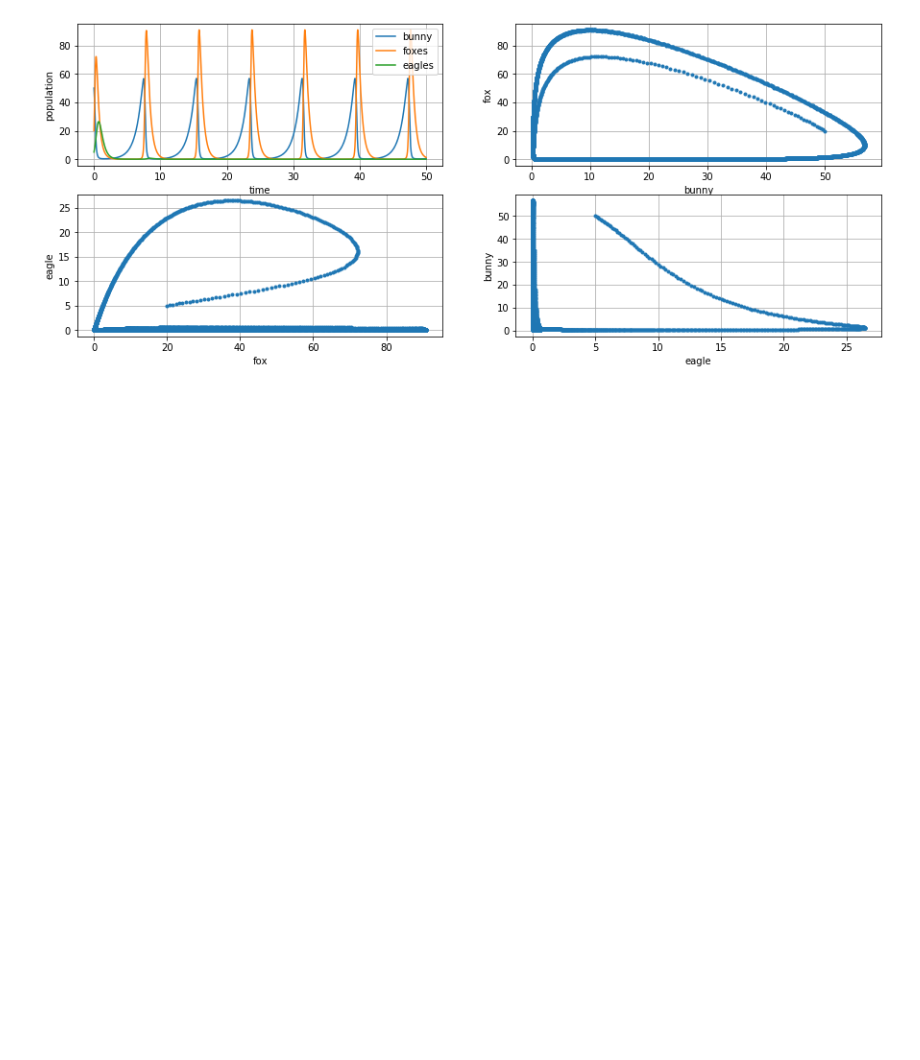
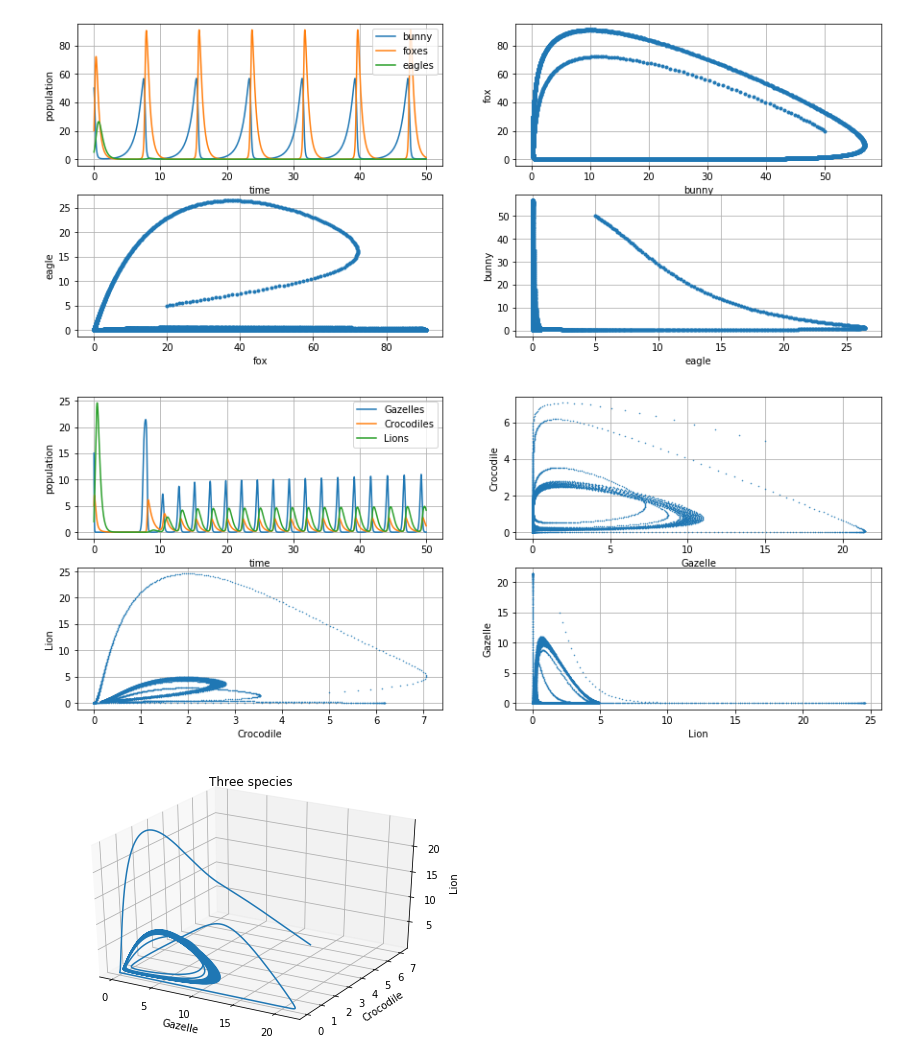
Before and after one commit to thatmariia/ModellingODE, a Jupyter notebook: Lotka Volterra.ipynb, the cells around one changed output. Cells and saved outputs as stored; diff of their text form; code cells hidden in the pictures; blank space fills up the shorter version.

```diff
--- a/Lotka Volterra.ipynb
+++ b/Lotka Volterra.ipynb
@@ -158,3 +164,28 @@ solve_pop(1, 0.1, 0.05, 0.1, 2, 0.02, 0.1, 0.05, 2, 50, 20, 5)
 solve_pop(1, 0.1, 0.05, 0.2, 2, 0.02, 0.1, 0.05, 2, 50, 20, 5)
 # %% [output]
 [figure]
+# %%
+M = 22;
+a = 10;
+b = 4;
+c = 3;
+d = 1;
+e = 1.5;
+f = 0.1;
+g = 1;
+h = 1.5;
+k = 3;
+q=0;
+E=0;
+m1=10;
+m2=10;
+
+initial1 = 15;
+initial2 = 5;
+initial3 = 2;
+
+solve_pop(a,b,c,d,e,f,g,h,k,M,q,E,m1,m2,initial1, initial2,initial3)
+solve_pop3d(a,b,c,d,e,f,g,h,k,M,q,E,m1,m2,initial1, initial2,initial3)
+# %% [output]
+[figure, added]
+[figure, added]
```
Also changed, not shown: parts of 11 cells of this notebook.
